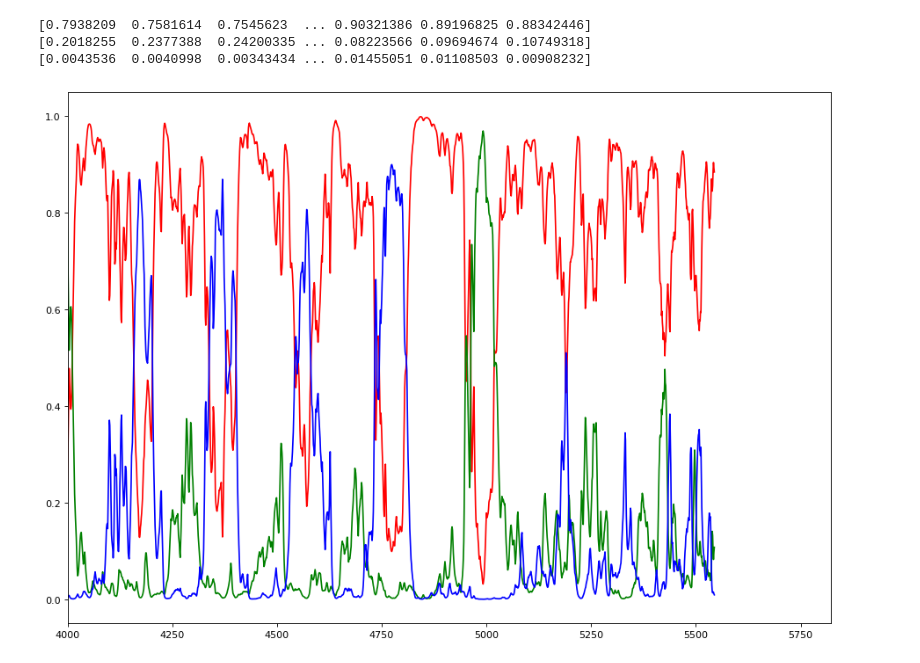
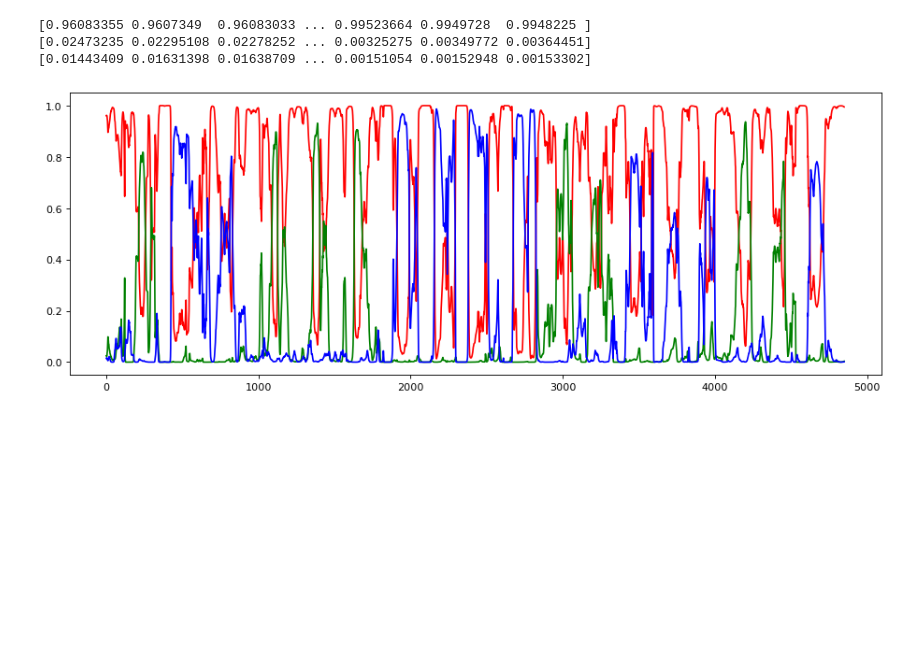
Before and after one commit to mattyhempstead/brain4, a Jupyter notebook: analysis/deep_learning.ipynb, the cells around one changed output. Cells and saved outputs as stored; diff of their text form; code cells hidden in the pictures; blank space fills up the shorter version.

```diff
--- a/analysis/deep_learning.ipynb
+++ b/analysis/deep_learning.ipynb
@@ -85,17 +154,0 @@ print(2, sum(seq_labels == 2), sum(seq_labels == 2)/len(seq_labels))
-# %%
-# Randomly arrange data
-# Be careful with this (best to test never-before-seen entire events rather than sequences)
-
-train_n = round(len(seq_data)*0.7)
-test_n = len(seq_data) - train_n
-print(train_n, test_n)
-
-train_seq, test_seq = seq_data[:train_n], seq_data[train_n:]
-train_labels, test_labels = seq_labels[:train_n], seq_labels[train_n:]
-
-print(train_seq.shape, train_labels.shape, train_labels)
-print(test_seq.shape, test_labels.shape, test_labels)
-
-# Print some labels examples
-# for i in range(100, len(test_labels), 500):
-#     print(i, test_labels[i])
@@ -212,17 +278,15 @@ _________________________________________________________________
 # %%
-import tensorflow as tf
-
 #
 model = tf.keras.Sequential([
-    tf.keras.layers.Flatten(input_shape=(300,)),
-    tf.keras.layers.Dropout(.95, input_shape=(300,)),
+    tf.keras.layers.Flatten(input_shape=INPUT_SHAPE),
+    tf.keras.layers.Dropout(.95, input_shape=INPUT_SHAPE),
 
     tf.keras.layers.Dense(64, activation='relu'),
 #     tf.keras.layers.Dropout(.2, input_shape=(16,)),
 
     tf.keras.layers.Dense(32, activation='relu'),
 
-    tf.keras.layers.Dense(3)
+    tf.keras.layers.Dense(OUTPUT_SHAPE)
 ])
 
 model.summary()
@@ -253,13 +317,13 @@ model.compile(
     metrics=['accuracy']
 )
 
-EPOCHS = 50
+EPOCHS = 1000
 
 history = model.fit(
-    train_seq,
+    train_data,
     train_labels,
     epochs=EPOCHS,
-    validation_data=(test_seq, test_labels)
+    validation_data=(test_data, test_labels)
 #     batch_size=16
 )
 # %% [output]
@@ -325,33 +408,36 @@ array([[4090,  173,  182],
 # %%
 # Plot the predictions alongside the actual ranges
 # Looks to be 100% correct at least when deciding Left VS Right
 # Mostly just the borders which are wrong (so not really an issue)
 
 # Should add additional check which uses the output of this neural network itself as a feature.
 # eg. The ANN needs to output "Left" or "Right" for 90% (or 50%?) of a sequence 0.1 seconds long.
+
+plt.figure(figsize=(14, 5), dpi=80)
+
+
+predictions = model.predict(test_data)
+predictions = tf.nn.softmax(predictions, axis=1)
 
 pred_none = np.array([i[0] for i in predictions])
 pred_left = np.array([i[1] for i in predictions])
 pred_right = np.array([i[2] for i in predictions])
 
 print(pred_none)
 print(pred_left)
 print(pred_right)
 
-
-plt.figure(figsize=(14, 10), dpi=80)
-
 plt.plot(pred_none, color="red")
 plt.plot(pred_left, color="green")
 plt.plot(pred_right, color="blue")
 
-plt.xlim(4000)
+# plt.xlim(4000)
 
 plt.show()
 # %% [output]
-[0.7938209  0.7581614  0.7545623  ... 0.90321386 0.89196825 0.88342446]
-[0.2018255  0.2377388  0.24200335 ... 0.08223566 0.09694674 0.10749318]
-[0.0043536  0.0040998  0.00343434 ... 0.01455051 0.01108503 0.00908232]
+[0.96083355 0.9607349  0.96083033 ... 0.99523664 0.9949728  0.9948225 ]
+[0.02473235 0.02295108 0.02278252 ... 0.00325275 0.00349772 0.00364451]
+[0.01443409 0.01631398 0.01638709 ... 0.00151054 0.00152948 0.00153302]
-[figure, old version]
+[figure, new version]
 # %%
 # True events
```
Also changed, not shown: parts of 22 cells of this notebook, 16 other files.
